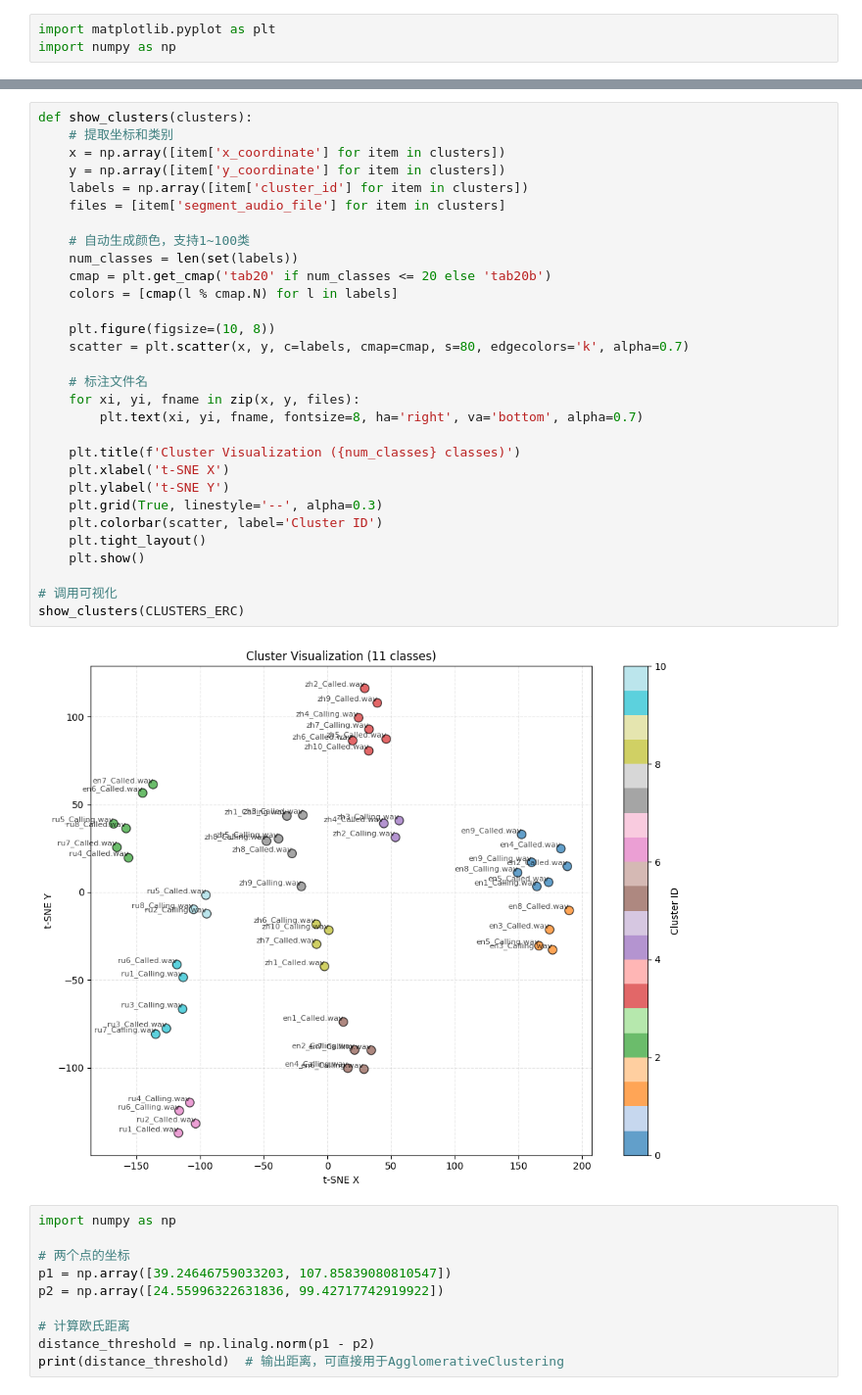
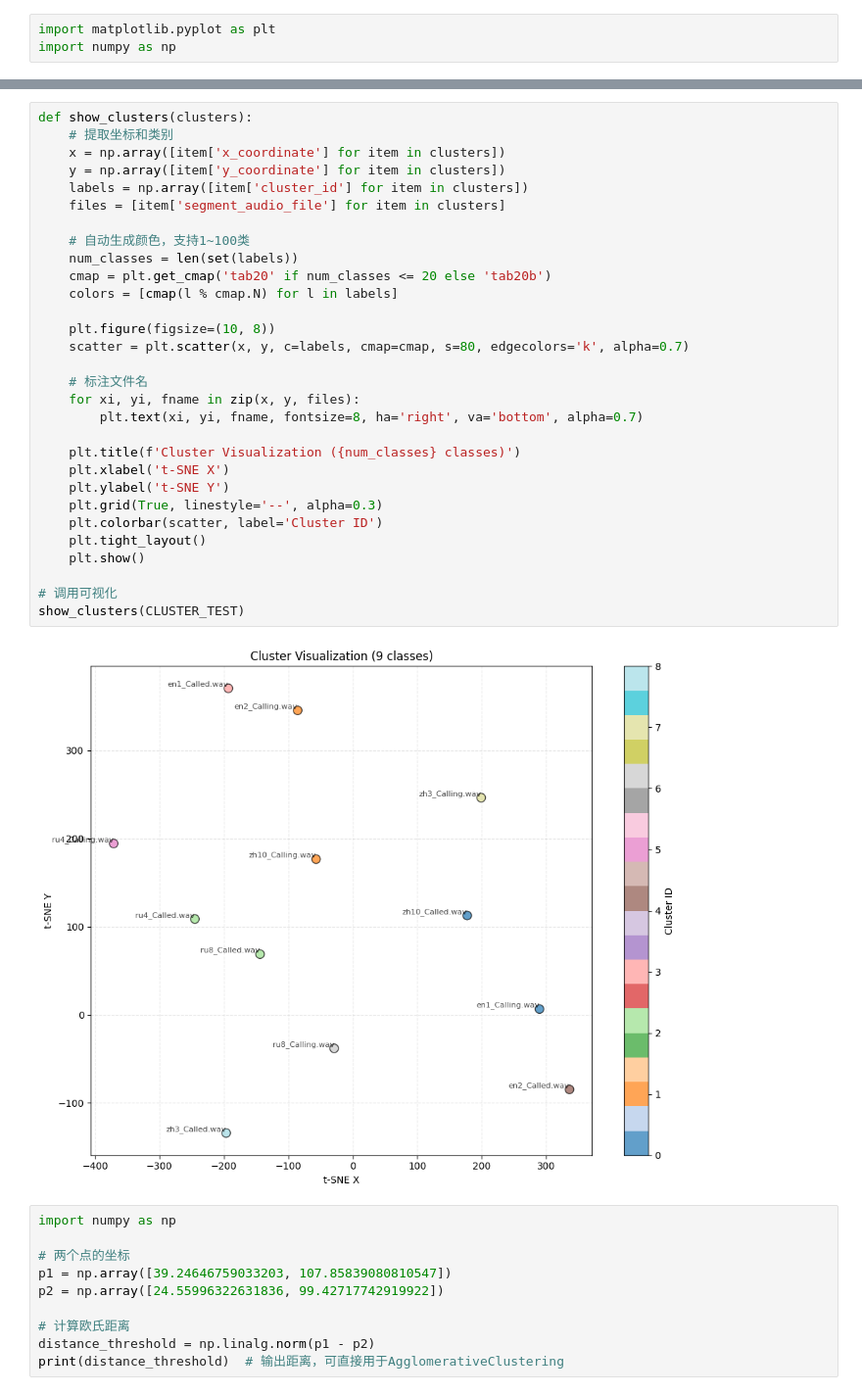
Before and after one commit to Ruiqin-Huang/040-VoicePrint_Pro-Voice_Diarization-Recognition_System, a Jupyter notebook: utils/show_clusters.ipynb, the cells around one changed output, grey strips where cells are left out. Shown: that part at 98% size. Saved outputs shown, nothing was run; the diff lists cells and outputs as text.

```diff
--- a/utils/show_clusters.ipynb
+++ b/utils/show_clusters.ipynb
@@ -686,35 +762,35 @@ CLUSTERS_C = [
 # %%
 def show_clusters(clusters):
     # 提取坐标和类别
     x = np.array([item['x_coordinate'] for item in clusters])
     y = np.array([item['y_coordinate'] for item in clusters])
     labels = np.array([item['cluster_id'] for item in clusters])
     files = [item['segment_audio_file'] for item in clusters]
 
     # 自动生成颜色，支持1~100类
     num_classes = len(set(labels))
     cmap = plt.get_cmap('tab20' if num_classes <= 20 else 'tab20b')
     colors = [cmap(l % cmap.N) for l in labels]
 
     plt.figure(figsize=(10, 8))
     scatter = plt.scatter(x, y, c=labels, cmap=cmap, s=80, edgecolors='k', alpha=0.7)
 
     # 标注文件名
     for xi, yi, fname in zip(x, y, files):
         plt.text(xi, yi, fname, fontsize=8, ha='right', va='bottom', alpha=0.7)
 
     plt.title(f'Cluster Visualization ({num_classes} classes)')
     plt.xlabel('t-SNE X')
     plt.ylabel('t-SNE Y')
     plt.grid(True, linestyle='--', alpha=0.3)
     plt.colorbar(scatter, label='Cluster ID')
     plt.tight_layout()
     plt.show()
 
 # 调用可视化
-show_clusters(CLUSTERS_ERC)
+show_clusters(CLUSTER_TEST)
 # %% [output]
-[figure, old version]
+[figure, new version]
 # %%
 import numpy as np
 
```
Also changed, not shown: parts of 1 cell of this notebook, 1 other file.
